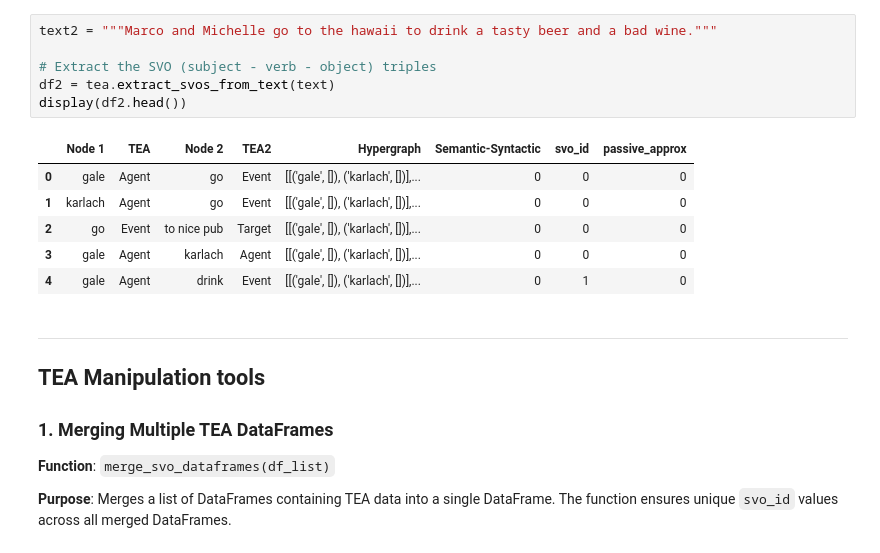
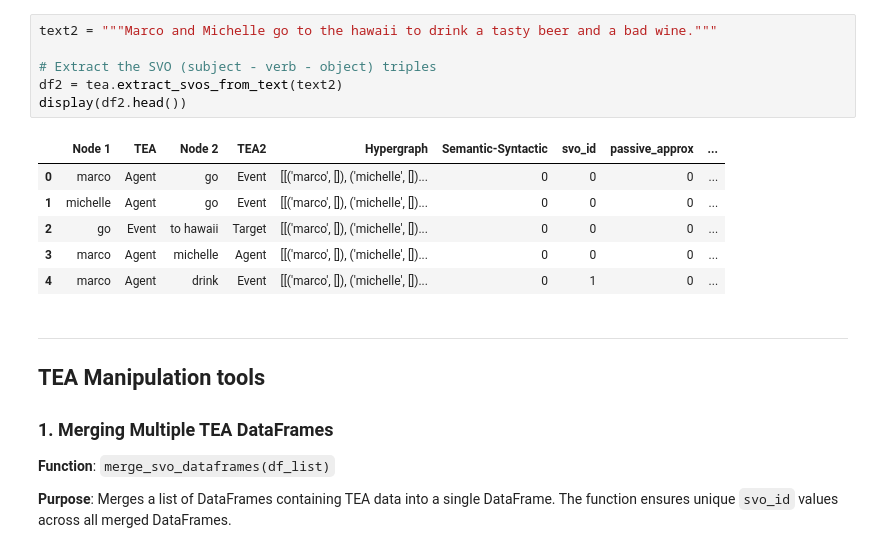
Before and after one commit to MassimoStel/Who-Did-What_Networks, a Jupyter notebook: Docs & Guides/Analyzing TEA.ipynb, the cells around one changed output. Saved outputs shown, nothing was run; the diff lists cells and outputs as text.

```diff
--- a/Docs & Guides/Analyzing TEA.ipynb
+++ b/Docs & Guides/Analyzing TEA.ipynb
@@ -38,16 +35,16 @@ display(df.head())
 # %%
 text2 = """Marco and Michelle go to the hawaii to drink a tasty beer and a bad wine."""
 
 # Extract the SVO (subject - verb - object) triples
-df2 = tea.extract_svos_from_text(text)
+df2 = tea.extract_svos_from_text(text2)
 display(df2.head())
 # %% [output]
-|  | Node 1 | TEA | Node 2 | TEA2 | Hypergraph | Semantic-Syntactic | svo_id | passive_approx |
-| 0 | gale | Agent | go | Event | [[('gale', []), ('karlach', [])],... | 0 | 0 | 0 |
-| 1 | karlach | Agent | go | Event | [[('gale', []), ('karlach', [])],... | 0 | 0 | 0 |
-| 2 | go | Event | to nice pub | Target | [[('gale', []), ('karlach', [])],... | 0 | 0 | 0 |
-| 3 | gale | Agent | karlach | Agent | [[('gale', []), ('karlach', [])],... | 0 | 0 | 0 |
-| 4 | gale | Agent | drink | Event | [[('gale', []), ('karlach', [])],... | 0 | 1 | 0 |
+|  | Node 1 | TEA | Node 2 | TEA2 | Hypergraph | Semantic-Syntactic | svo_id | passive_approx | ... |
+| 0 | marco | Agent | go | Event | [[('marco', []), ('michelle', [])... | 0 | 0 | 0 | ... |
+| 1 | michelle | Agent | go | Event | [[('marco', []), ('michelle', [])... | 0 | 0 | 0 | ... |
+| 2 | go | Event | to hawaii | Target | [[('marco', []), ('michelle', [])... | 0 | 0 | 0 | ... |
+| 3 | marco | Agent | michelle | Agent | [[('marco', []), ('michelle', [])... | 0 | 0 | 0 | ... |
+| 4 | marco | Agent | drink | Event | [[('marco', []), ('michelle', [])... | 0 | 1 | 0 | ... |
 # %% [markdown]
 -----
 
```
Also changed, not shown: parts of 13 cells of this notebook, 3 other files.
